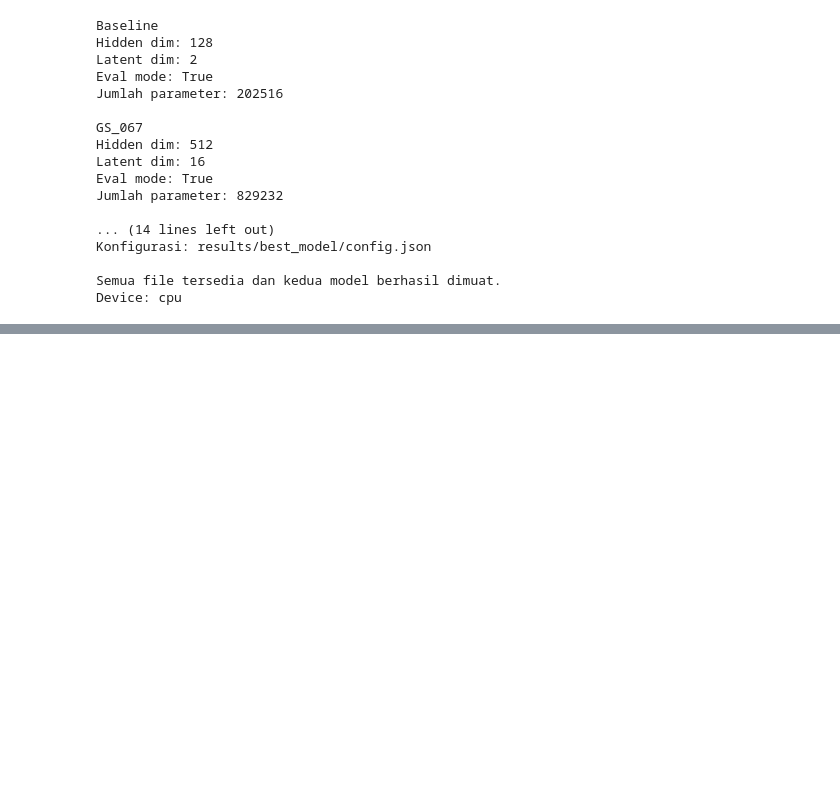
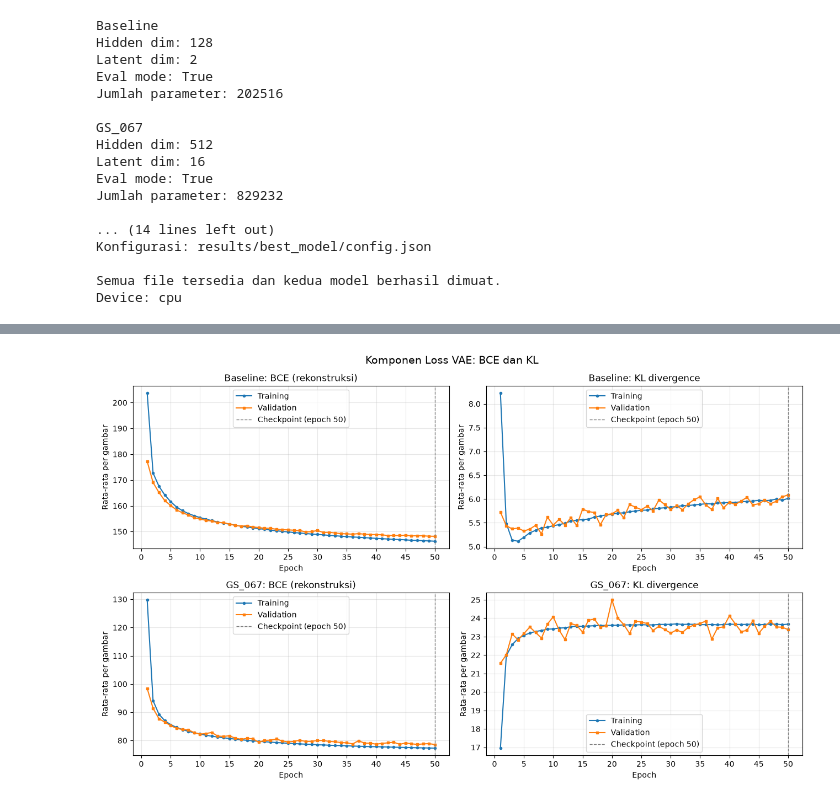
Before and after one commit to AI-IF-TelU/Proyek1-GenAI-VAE-Telertubbies, a Jupyter notebook: main.ipynb, the cells around one changed output, grey strips where cells are left out. Drawn from its saved outputs; the diff is of its cells as text; code cells hidden in the pictures; blank space fills up the shorter version.

```diff
--- a/main.ipynb
+++ b/main.ipynb
@@ -2501,12 +2592,15 @@ display(gs036_history_df[["epoch"] + metrics].round(6))
 # %%
-# Epoch dengan Validation Loss Terendah
+# Epoch dengan Validation Loss Terendah dan Selisih Validation - Training
 
-for name, history in [("Baseline", baseline_history_df), ("GS_036", gs036_history_df)]:
+for name, history in [("Baseline", baseline_history_df), (BEST_ID, best_history_df)]:
     best_row = history.loc[history["val_loss"].idxmin()]
+    gap = history["val_loss"] - history["train_loss"]
 
     print(f"\n=== {name} ===")
-    print(f"Best epoch          : {int(best_row['epoch'])}")
-    print(f"Training loss       : {best_row['train_loss']:.6f}")
-    print(f"Validation loss     : {best_row['val_loss']:.6f}")
-    print(f"Validation BCE      : {best_row['val_bce']:.6f}")
-    print(f"Validation KL       : {best_row['val_kl']:.6f}")
+    print(f"Epoch val loss terendah : {int(best_row['epoch'])}")
+    print(f"Training loss           : {best_row['train_loss']:.4f}")
+    print(f"Validation loss         : {best_row['val_loss']:.4f}")
+    print(f"Validation BCE          : {best_row['val_bce']:.4f}")
+    print(f"Validation KL           : {best_row['val_kl']:.4f}")
+    print(f"Selisih val - train (10 epoch terakhir): "
+          f"{gap.tail(10).min():.2f} sampai {gap.tail(10).max():.2f}")
@@ -2530,36 +2653,39 @@ Grafik berikut memisahkan kedua komponen untuk training dan validation pada masi
 # %%
-# Grafik Komponen BCE dan KL Baseline dan GS_036
+# Grafik Komponen BCE dan KL Baseline dan Model Terbaik
 
-fig, axes = plt.subplots(2, 2, figsize=(12, 8))
+fig, axes = plt.subplots(2, 2, figsize=(13, 8))
 
 models_history = [
-    ("Baseline", baseline_history_df, None),
-    ("GS_036", gs036_history_df, best_epoch),
+    ("Baseline", baseline_history_df, BASELINE_EPOCH),
+    (BEST_ID, best_history_df, BEST_EPOCH),
 ]
 components = [("bce", "BCE (rekonstruksi)"), ("kl", "KL divergence")]
 
 for row, (model_name, history, checkpoint_epoch) in enumerate(models_history):
     for col, (key, label) in enumerate(components):
         ax = axes[row, col]
-        ax.plot(history["epoch"], history[f"train_{key}"], marker="o", label="Training")
-        ax.plot(history["epoch"], history[f"val_{key}"], marker="s", label="Validation")
+        ax.plot(history["epoch"], history[f"train_{key}"],
+                marker="o", markersize=3, label="Training")
+        ax.plot(history["epoch"], history[f"val_{key}"],
+                marker="s", markersize=3, label="Validation")
 
-        # Tandai checkpoint terbaik pada GS_036
-        if checkpoint_epoch is not None:
-            ax.axvline(checkpoint_epoch, color="gray", linestyle="--", linewidth=1,
-                       label=f"Checkpoint terbaik (epoch {checkpoint_epoch})")
+        # Tandai checkpoint yang digunakan
+        ax.axvline(checkpoint_epoch, color="gray", linestyle="--", linewidth=1,
+                   label=f"Checkpoint (epoch {checkpoint_epoch})")
 
         ax.set_title(f"{model_name}: {label}")
         ax.set_xlabel("Epoch")
         ax.set_ylabel("Rata-rata per gambar")
-        ax.set_xticks(history["epoch"])
+        ax.set_xticks(range(0, len(history) + 1, 5))
         ax.grid(True, alpha=0.3)
         ax.legend()
 
 fig.suptitle("Komponen Loss VAE: BCE dan KL", fontsize=14)
 fig.tight_layout()
 fig.savefig(FIGURE_DIR / "bce_kl_components.png", dpi=150)
 plt.show()
+# %% [output]
+[figure, added]
 # %% [markdown]
 ### Analisis Komponen BCE dan KL
 
```
Also changed, not shown: parts of 27 cells of this notebook, 22 other files.
